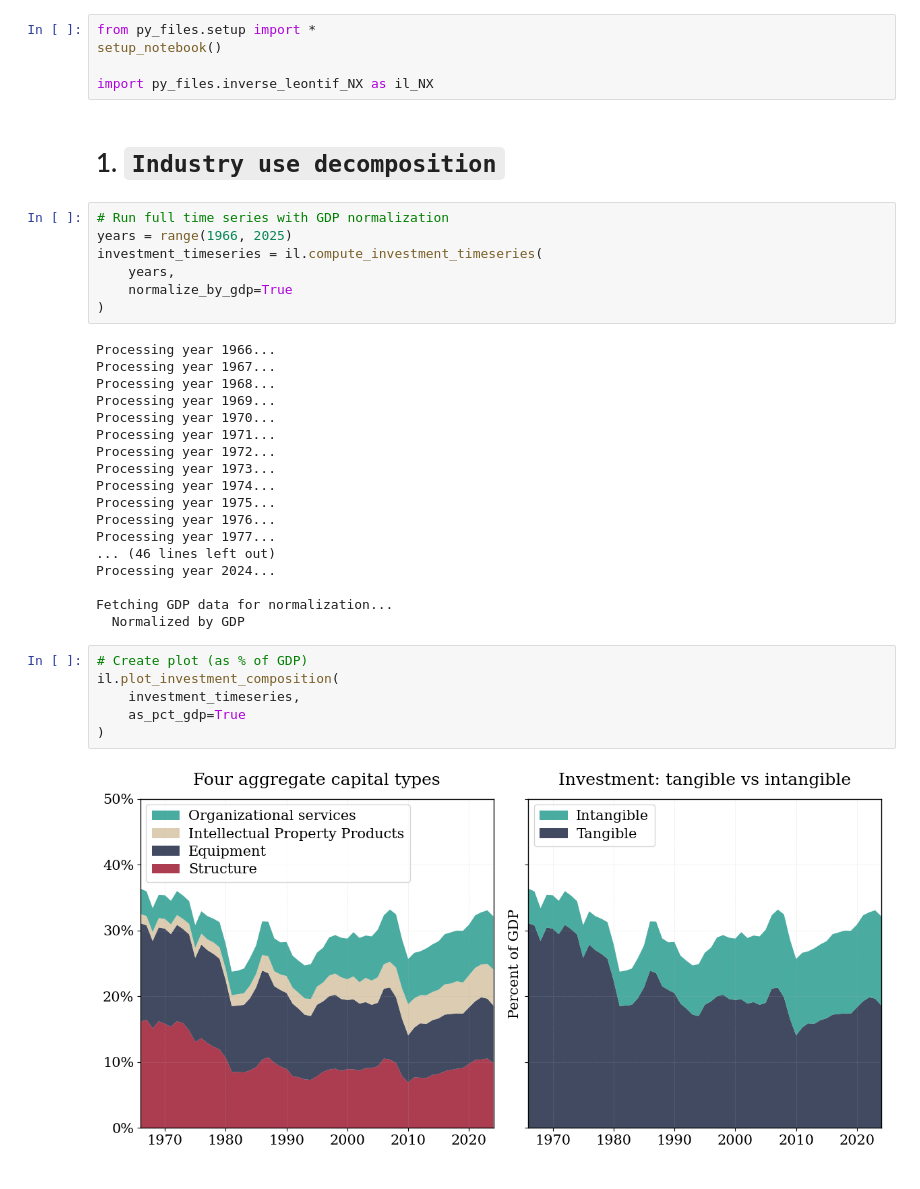
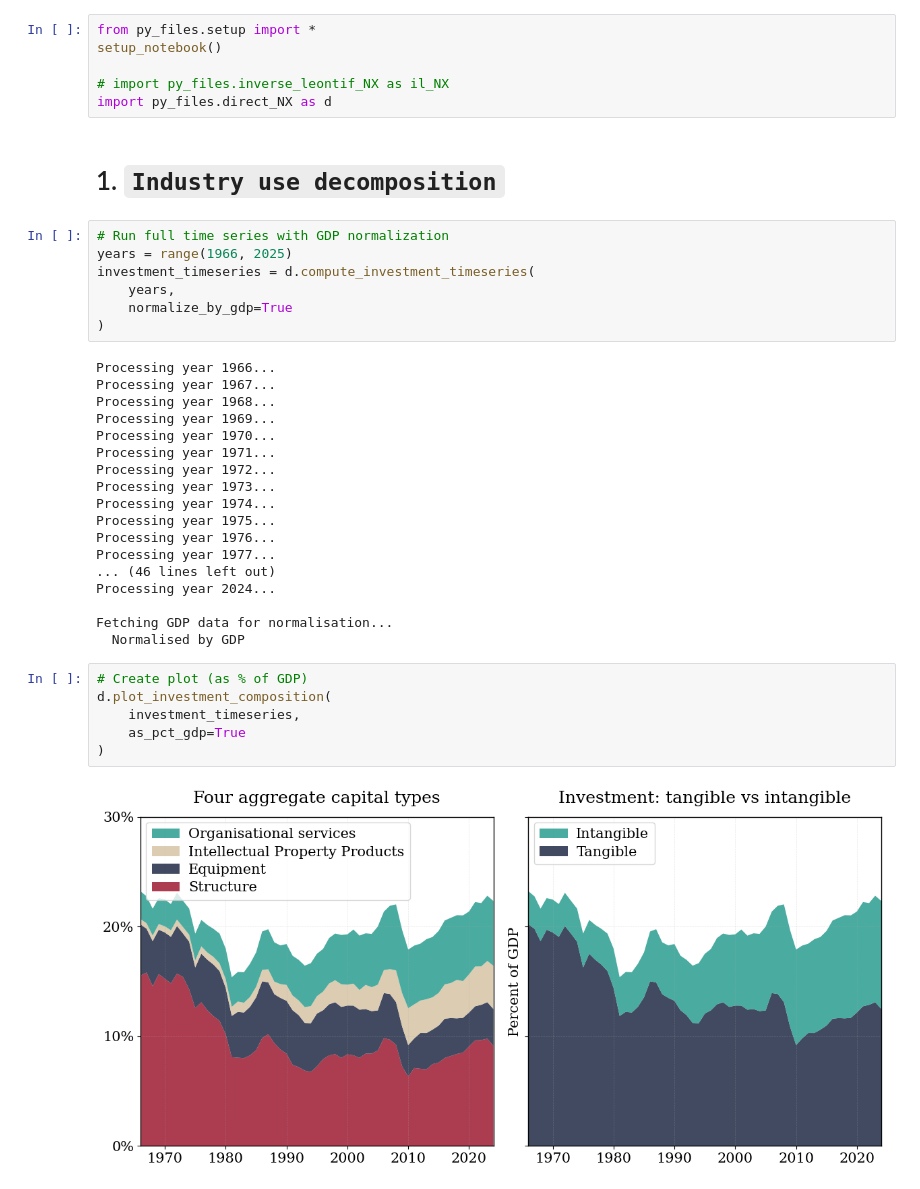
Before and after one commit to cfn368/ba_capinc, a Jupyter notebook: 2_gross_investment.ipynb, the cells around one changed output. Cells and saved outputs as stored; diff of their text form.

```diff
--- a/2_gross_investment.ipynb
+++ b/2_gross_investment.ipynb
@@ -2,13 +2,14 @@
 from py_files.setup import *
 setup_notebook()
 
-import py_files.inverse_leontif_NX as il_NX
+# import py_files.inverse_leontif_NX as il_NX
+import py_files.direct_NX as d
 # %% [markdown]
 # 1. `Industry use decomposition`
 # %%
 # Run full time series with GDP normalization
 years = range(1966, 2025)
-investment_timeseries = il.compute_investment_timeseries(
+investment_timeseries = d.compute_investment_timeseries(
     years,
     normalize_by_gdp=True
 )
@@ -28,13 +29,13 @@ Processing year 1977...
 ... (46 lines left out)
 Processing year 2024...
 
-Fetching GDP data for normalization...
-  Normalized by GDP
+Fetching GDP data for normalisation...
+  Normalised by GDP
 # %%
 # Create plot (as % of GDP)
-il.plot_investment_composition(
+d.plot_investment_composition(
     investment_timeseries,
     as_pct_gdp=True
 )
 # %% [output]
-[figure, old version]
+[figure, new version]
```
Also changed, not shown: parts of 4 cells of this notebook, 33 other files.
